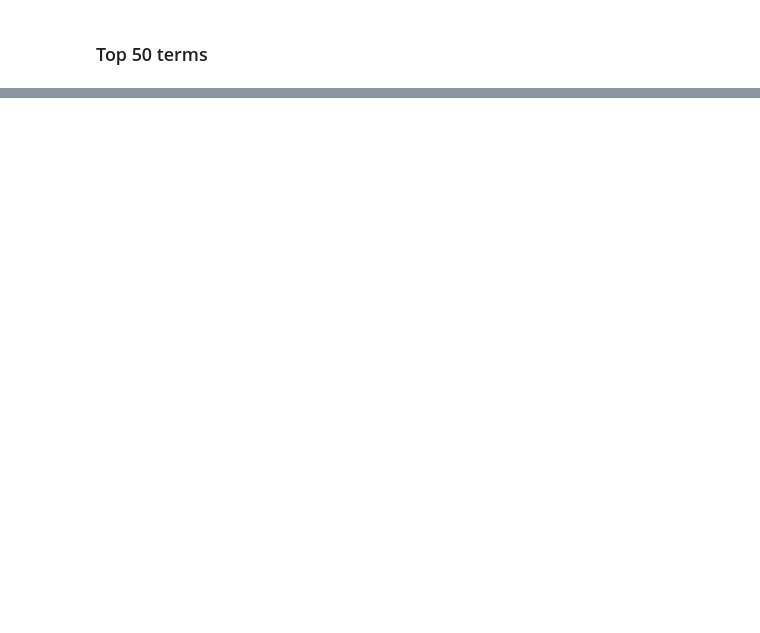
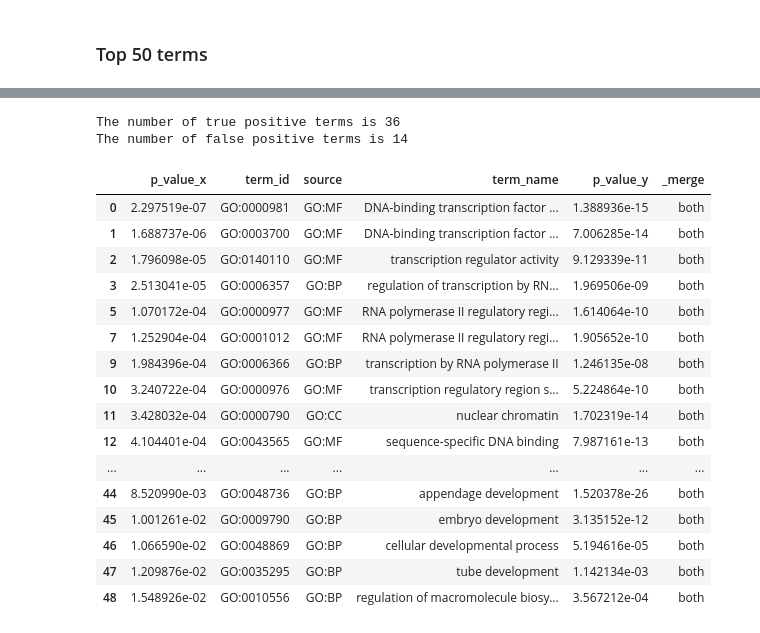
Before and after one commit to hoffmangroup/2020behst, a Jupyter notebook: comparison_test.ipynb, the cells around one changed output, grey strips where cells are left out. Cells and saved outputs as stored; diff of their text form; code cells hidden in the pictures; blank space fills up the shorter version.

```diff
--- a/comparison_test.ipynb
+++ b/comparison_test.ipynb
@@ -446,0 +577,24 @@ len(great_top_pos)
+# %%
+limb_chip_gp_top = limb_chip_gprofiler.head(50)
+limb_chip_gp_res = merge_df(limb_chip_gp_top, limb_ref, ['term_id', 'term_name', 'source'])
+limb_chip_gp_res[0]
+# %% [output]
+The number of true positive terms is 36
+The number of false positive terms is 14
+|  | p_value_x | term_id | source | term_name | p_value_y | _merge |
+| 0 | 2.297519e-07 | GO:0000981 | GO:MF | DNA-binding transcription factor ... | 1.388936e-15 | both |
+| 1 | 1.688737e-06 | GO:0003700 | GO:MF | DNA-binding transcription factor ... | 7.006285e-14 | both |
+| 2 | 1.796098e-05 | GO:0140110 | GO:MF | transcription regulator activity | 9.129339e-11 | both |
+| 3 | 2.513041e-05 | GO:0006357 | GO:BP | regulation of transcription by RN... | 1.969506e-09 | both |
+| 5 | 1.070172e-04 | GO:0000977 | GO:MF | RNA polymerase II regulatory regi... | 1.614064e-10 | both |
+| 7 | 1.252904e-04 | GO:0001012 | GO:MF | RNA polymerase II regulatory regi... | 1.905652e-10 | both |
+| 9 | 1.984396e-04 | GO:0006366 | GO:BP | transcription by RNA polymerase II | 1.246135e-08 | both |
+| 10 | 3.240722e-04 | GO:0000976 | GO:MF | transcription regulatory region s... | 5.224864e-10 | both |
+| 11 | 3.428032e-04 | GO:0000790 | GO:CC | nuclear chromatin | 1.702319e-14 | both |
+| 12 | 4.104401e-04 | GO:0043565 | GO:MF | sequence-specific DNA binding | 7.987161e-13 | both |
+| ... | ... | ... | ... | ... | ... | ... |
+| 44 | 8.520990e-03 | GO:0048736 | GO:BP | appendage development | 1.520378e-26 | both |
+| 45 | 1.001261e-02 | GO:0009790 | GO:BP | embryo development | 3.135152e-12 | both |
+| 46 | 1.066590e-02 | GO:0048869 | GO:BP | cellular developmental process | 5.194616e-05 | both |
+| 47 | 1.209876e-02 | GO:0035295 | GO:BP | tube development | 1.142134e-03 | both |
+| 48 | 1.548926e-02 | GO:0010556 | GO:BP | regulation of macromolecule biosy... | 3.567212e-04 | both |
```
Also changed, not shown: parts of 46 cells of this notebook.
